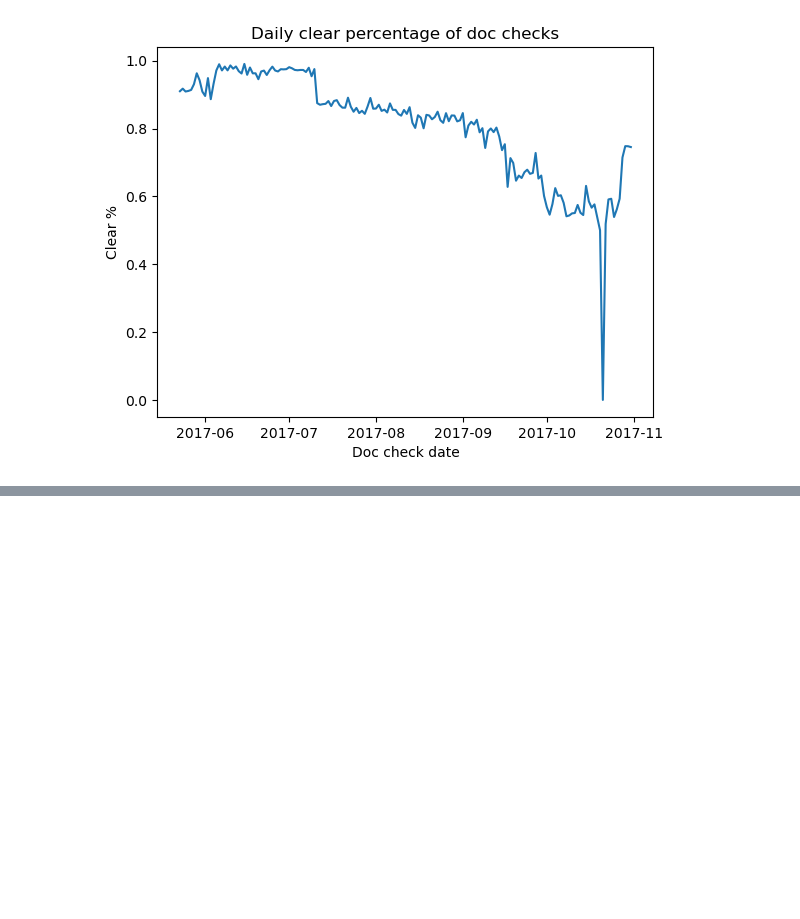
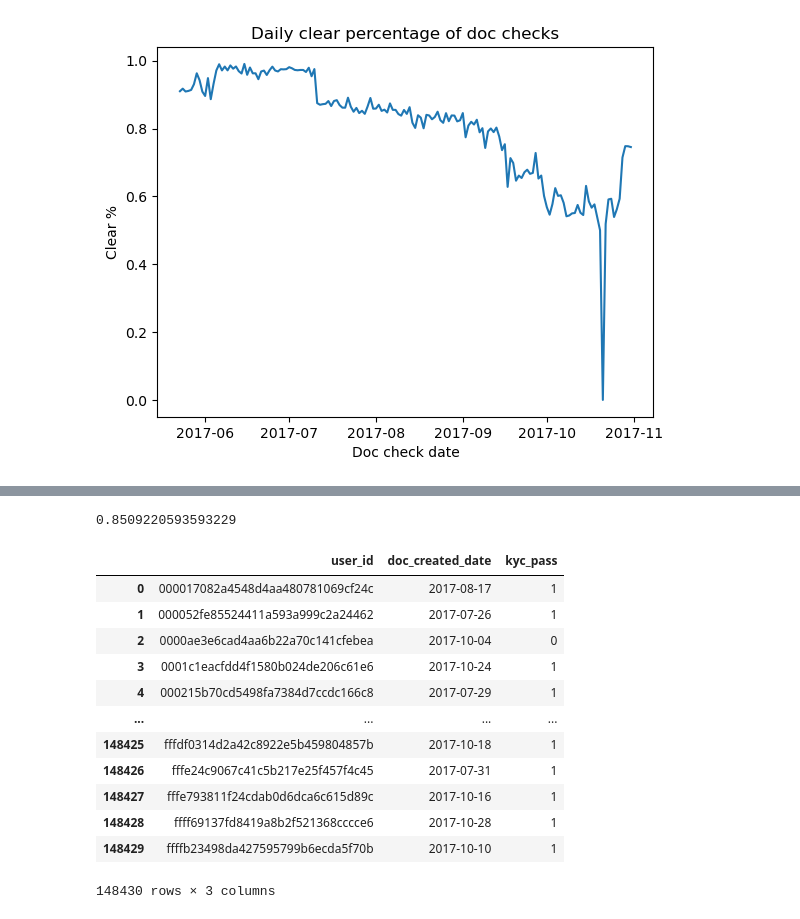
Before and after one commit to LaszloCodes/kyc_analysis, a Jupyter notebook: kyc_analysis.ipynb, the cells around one changed output, grey strips where cells are left out. Drawn from its saved outputs; the diff is of its cells as text; code cells hidden in the pictures; blank space fills up the shorter version.

```diff
--- a/kyc_analysis.ipynb
+++ b/kyc_analysis.ipynb
@@ -488,0 +506,4 @@ KeyError: 'facial_visual_authenticity_result'
+# %%
+overall_pass_rate
+# %% [output]
+0.8509220593593229
@@ -488,0 +513,16 @@ KeyError: 'facial_visual_authenticity_result'
+# %%
+user_pass_rate
+# %% [output]
+|  | user_id | doc_created_date | kyc_pass |
+| 0 | 000017082a4548d4aa480781069cf24c | 2017-08-17 | 1 |
+| 1 | 000052fe85524411a593a999c2a24462 | 2017-07-26 | 1 |
+| 2 | 0000ae3e6cad4aa6b22a70c141cfebea | 2017-10-04 | 0 |
+| 3 | 0001c1eacfdd4f1580b024de206c61e6 | 2017-10-24 | 1 |
+| 4 | 000215b70cd5498fa7384d7ccdc166c8 | 2017-07-29 | 1 |
+| ... | ... | ... | ... |
+| 148425 | fffdf0314d2a42c8922e5b459804857b | 2017-10-18 | 1 |
+| 148426 | fffe24c9067c41c5b217e25f457f4c45 | 2017-07-31 | 1 |
+| 148427 | fffe793811f24cdab0d6dca6c615d89c | 2017-10-16 | 1 |
+| 148428 | ffff69137fd8419a8b2f521368cccce6 | 2017-10-28 | 1 |
+| 148429 | ffffb23498da427595799b6ecda5f70b | 2017-10-10 | 1 |
+148430 rows × 3 columns
```
Also changed, not shown: parts of 30 cells of this notebook.
